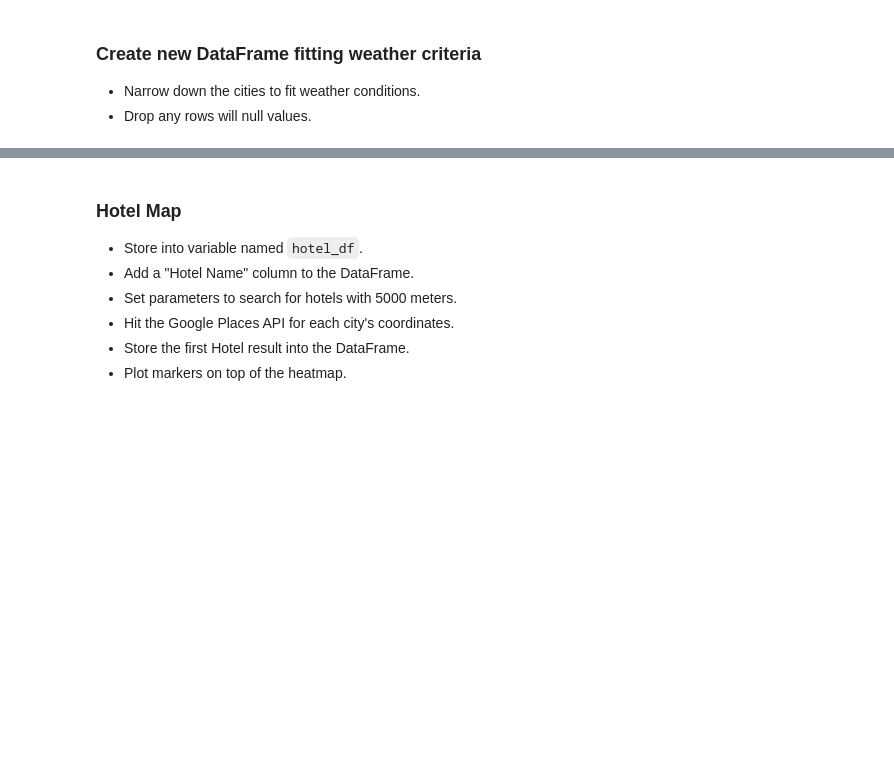
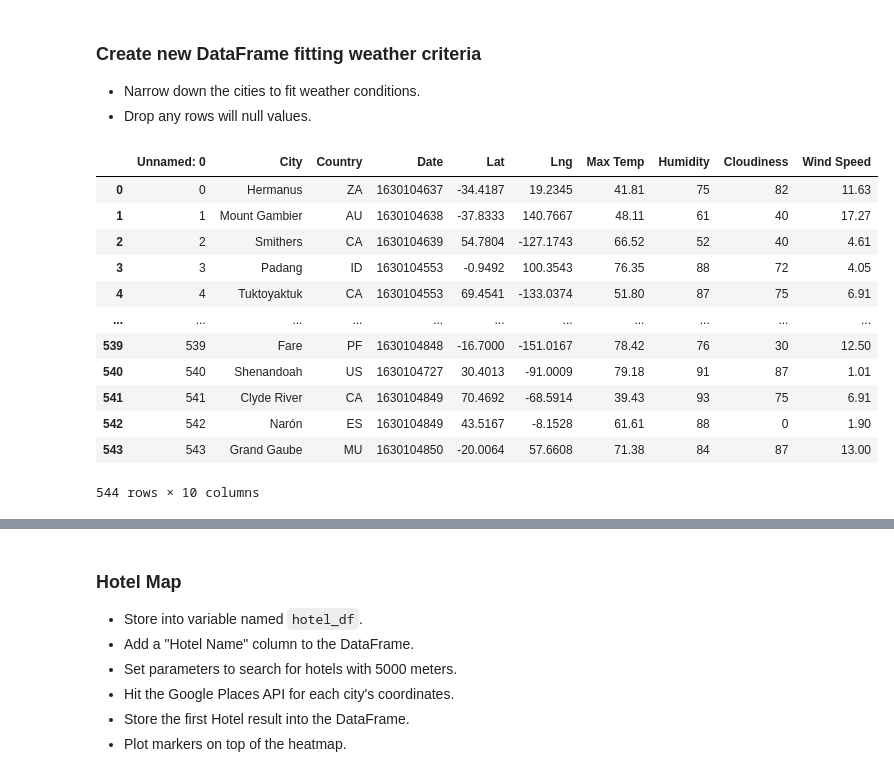
Before and after one commit to nimmyja/Python_API_Analysis, a Jupyter notebook: VacationPy.ipynb, the cells around one changed output, grey strips where cells are left out. Saved outputs shown, nothing was run; the diff lists cells and outputs as text; code cells hidden in the pictures; blank space fills up the shorter version.

```diff
--- a/VacationPy.ipynb
+++ b/VacationPy.ipynb
@@ -20,3 +24,6 @@ from api_keys import g_key
 # %% [markdown]
 ### Store Part I results into DataFrame
 * Load the csv exported in Part I to a DataFrame
+# %%
+city_df = pd.read_csv("output_data/cities.csv")
+city_df.head()
@@ -29,3 +65,19 @@ from api_keys import g_key
 ### Create new DataFrame fitting weather criteria
 * Narrow down the cities to fit weather conditions.
 * Drop any rows will null values.
+# %%
+city_df
+# %% [output]
+|  | Unnamed: 0 | City | Country | Date | Lat | Lng | Max Temp | Humidity | Cloudiness | Wind Speed |
+| 0 | 0 | Hermanus | ZA | 1630104637 | -34.4187 | 19.2345 | 41.81 | 75 | 82 | 11.63 |
+| 1 | 1 | Mount Gambier | AU | 1630104638 | -37.8333 | 140.7667 | 48.11 | 61 | 40 | 17.27 |
+| 2 | 2 | Smithers | CA | 1630104639 | 54.7804 | -127.1743 | 66.52 | 52 | 40 | 4.61 |
+| 3 | 3 | Padang | ID | 1630104553 | -0.9492 | 100.3543 | 76.35 | 88 | 72 | 4.05 |
+| 4 | 4 | Tuktoyaktuk | CA | 1630104553 | 69.4541 | -133.0374 | 51.80 | 87 | 75 | 6.91 |
+| ... | ... | ... | ... | ... | ... | ... | ... | ... | ... | ... |
+| 539 | 539 | Fare | PF | 1630104848 | -16.7000 | -151.0167 | 78.42 | 76 | 30 | 12.50 |
+| 540 | 540 | Shenandoah | US | 1630104727 | 30.4013 | -91.0009 | 79.18 | 91 | 87 | 1.01 |
+| 541 | 541 | Clyde River | CA | 1630104849 | 70.4692 | -68.5914 | 39.43 | 93 | 75 | 6.91 |
+| 542 | 542 | Narón | ES | 1630104849 | 43.5167 | -8.1528 | 61.61 | 88 | 0 | 1.90 |
+| 543 | 543 | Grand Gaube | MU | 1630104850 | -20.0064 | 57.6608 | 71.38 | 84 | 87 | 13.00 |
+544 rows × 10 columns
```
Also changed, not shown: parts of 12 cells of this notebook, 2 other files.
